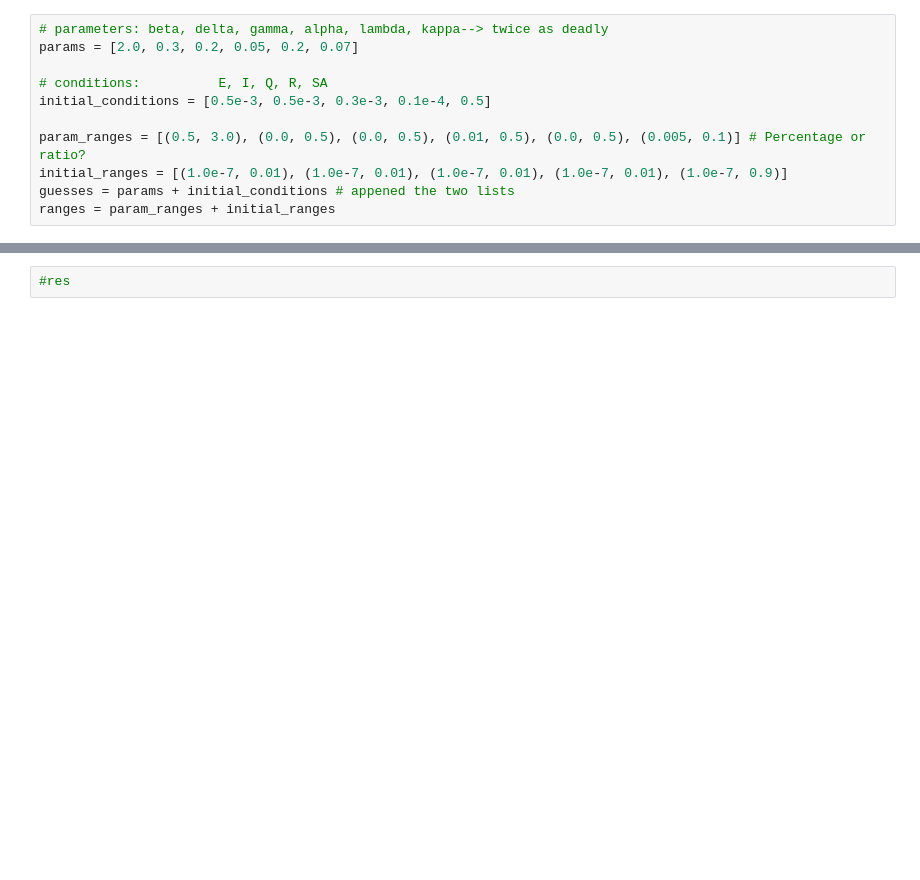
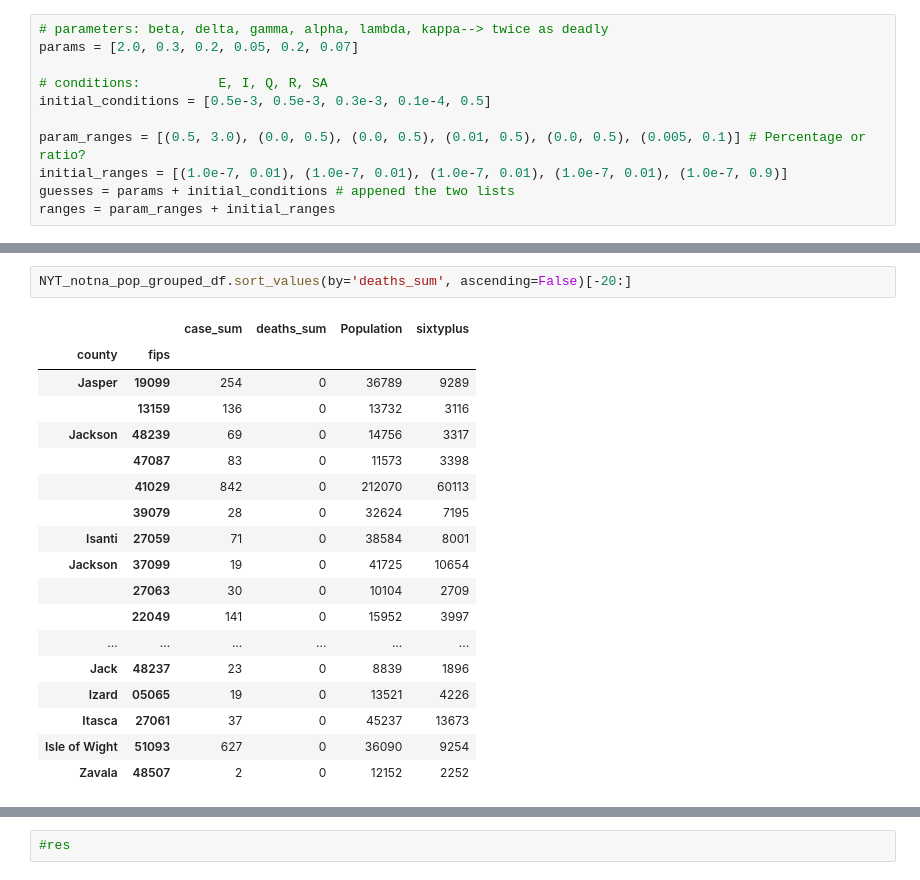
Before and after one commit to danielnee2/SKTW, a Jupyter notebook: exploratory/models_exploreSEIR_YLN.ipynb, the cells around one changed output, grey strips where cells are left out. Cells and saved outputs as stored; diff of their text form; blank space fills up the shorter version.

```diff
--- a/exploratory/models_exploreSEIR_YLN.ipynb
+++ b/exploratory/models_exploreSEIR_YLN.ipynb
@@ -1136,0 +1152,21 @@ d[-5:] # why sussceptable started at full population?
+# %%
+NYT_notna_pop_grouped_df.sort_values(by='deaths_sum', ascending=False)[-20:]
+# %% [output]
+|  |  | case_sum | deaths_sum | Population | sixtyplus |
+| county | fips |  |  |  |  |
+| Jasper | 19099 | 254 | 0 | 36789 | 9289 |
+|  | 13159 | 136 | 0 | 13732 | 3116 |
+| Jackson | 48239 | 69 | 0 | 14756 | 3317 |
+|  | 47087 | 83 | 0 | 11573 | 3398 |
+|  | 41029 | 842 | 0 | 212070 | 60113 |
+|  | 39079 | 28 | 0 | 32624 | 7195 |
+| Isanti | 27059 | 71 | 0 | 38584 | 8001 |
+| Jackson | 37099 | 19 | 0 | 41725 | 10654 |
+|  | 27063 | 30 | 0 | 10104 | 2709 |
+|  | 22049 | 141 | 0 | 15952 | 3997 |
+| ... | ... | ... | ... | ... | ... |
+| Jack | 48237 | 23 | 0 | 8839 | 1896 |
+| Izard | 05065 | 19 | 0 | 13521 | 4226 |
+| Itasca | 27061 | 37 | 0 | 45237 | 13673 |
+| Isle of Wight | 51093 | 627 | 0 | 36090 | 9254 |
+| Zavala | 48507 | 2 | 0 | 12152 | 2252 |
```
Also changed, not shown: parts of 15 cells of this notebook.
